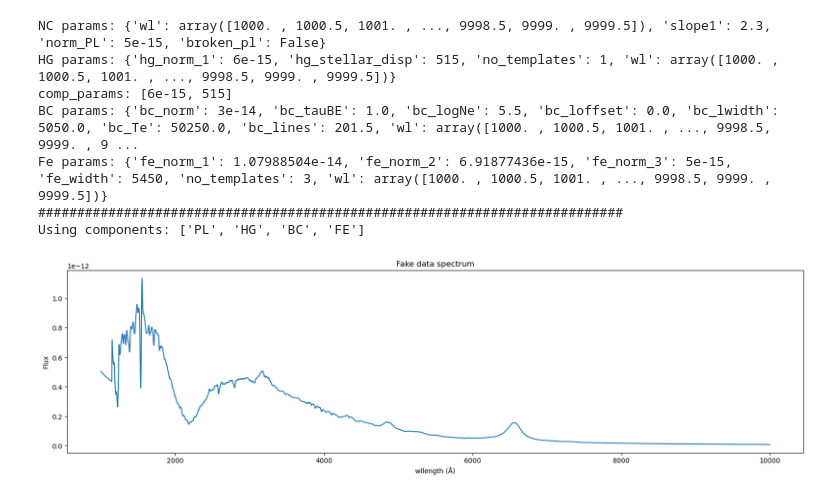
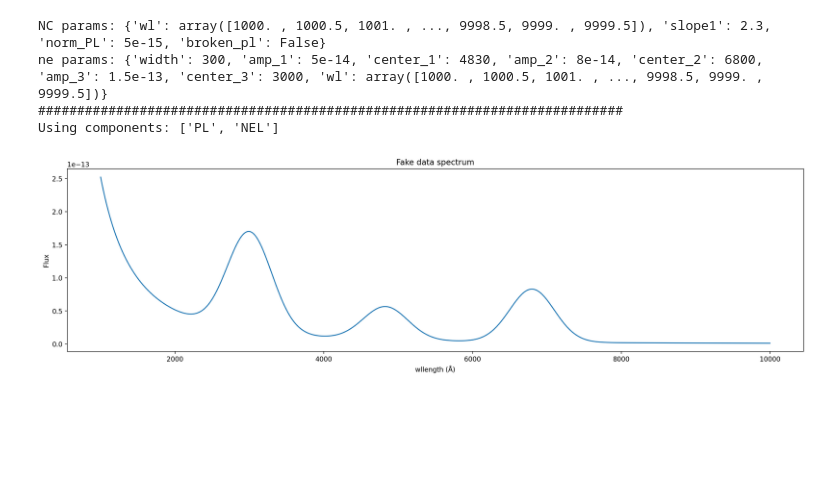
Before and after one commit to jotaylor/SPAMM, a Jupyter notebook: examples/combined_example.ipynb, the cells around one changed output. Drawn from its saved outputs; the diff is of its cells as text; code cells hidden in the pictures; blank space fills up the shorter version.

```diff
--- a/examples/combined_example.ipynb
+++ b/examples/combined_example.ipynb
@@ -37,17 +47,17 @@ BC_PARAMS = {"bc_norm": 3e-14,
              "bc_logNe": 5.5,
              "bc_loffset": 0.,
              "bc_lwidth": 5050.,
-             "bc_Te": 50250.,
+             "bc_Te": 15250.,
              "bc_lines": 201.5,
              "wl": wl}
 
 # These values are just the midpoints of the parameter space in parameters.yaml
-HG_PARAMS = {"hg_norm_1": 6e-15,
+HG_PARAMS = {"hg_norm_1": 3e-16,
              "hg_stellar_disp": 515,
              "no_templates": 1,
              "wl": wl}
 
-NEL_PARAMS = {"width": 10,
+NEL_PARAMS = {"width": 300,
               "amp_1": 5e-14,
               "center_1": 4830,
               "amp_2": 8e-14,
@@ -104,20 +114,20 @@ def generate_data(components=None, comp_params=None):
 # %%
 components=["PL", "HG", "BC", "FE"]
 comp_params={"PL": NC_PARAMS, "HOST": HG_PARAMS, "BC": BC_PARAMS, "FE": FE_PARAMS}
+
+components=["PL", "NEL"]
+comp_params={"PL": NC_PARAMS, "NEL": NEL_PARAMS}
 
 wl, flux, flux_err, all_fluxes, comp_names = generate_data(components=components, comp_params=comp_params)
 
 fig = plt.figure(figsize=(20,5))
 plt.plot(wl, flux)
 plt.title(f"Fake data spectrum")
 plt.xlabel("wllength (Å)")
 plt.ylabel("Flux");
 # %% [output]
 NC params: {'wl': array([1000. , 1000.5, 1001. , ..., 9998.5, 9999. , 9999.5]), 'slope1': 2.3, 'norm_PL': 5e-15, 'broken_pl': False}
-HG params: {'hg_norm_1': 6e-15, 'hg_stellar_disp': 515, 'no_templates': 1, 'wl': array([1000. , 1000.5, 1001. , ..., 9998.5, 9999. , 9999.5])}
-comp_params: [6e-15, 515]
-BC params: {'bc_norm': 3e-14, 'bc_tauBE': 1.0, 'bc_logNe': 5.5, 'bc_loffset': 0.0, 'bc_lwidth': 5050.0, 'bc_Te': 50250.0, 'bc_lines': 201.5, 'wl': array([1000. , 1000.5, 1001. , ..., 9998.5, 9999. , 9 ...
-Fe params: {'fe_norm_1': 1.07988504e-14, 'fe_norm_2': 6.91877436e-15, 'fe_norm_3': 5e-15, 'fe_width': 5450, 'no_templates': 3, 'wl': array([1000. , 1000.5, 1001. , ..., 9998.5, 9999. , 9999.5])}
+ne params: {'width': 300, 'amp_1': 5e-14, 'center_1': 4830, 'amp_2': 8e-14, 'center_2': 6800, 'amp_3': 1.5e-13, 'center_3': 3000, 'wl': array([1000. , 1000.5, 1001. , ..., 9998.5, 9999. , 9999.5])}
 ###########################################################################
-Using components: ['PL', 'HG', 'BC', 'FE']
+Using components: ['PL', 'NEL']
-[figure, old version]
+[figure, new version]
```
Also changed, not shown: parts of 5 cells of this notebook, 5 other files.
